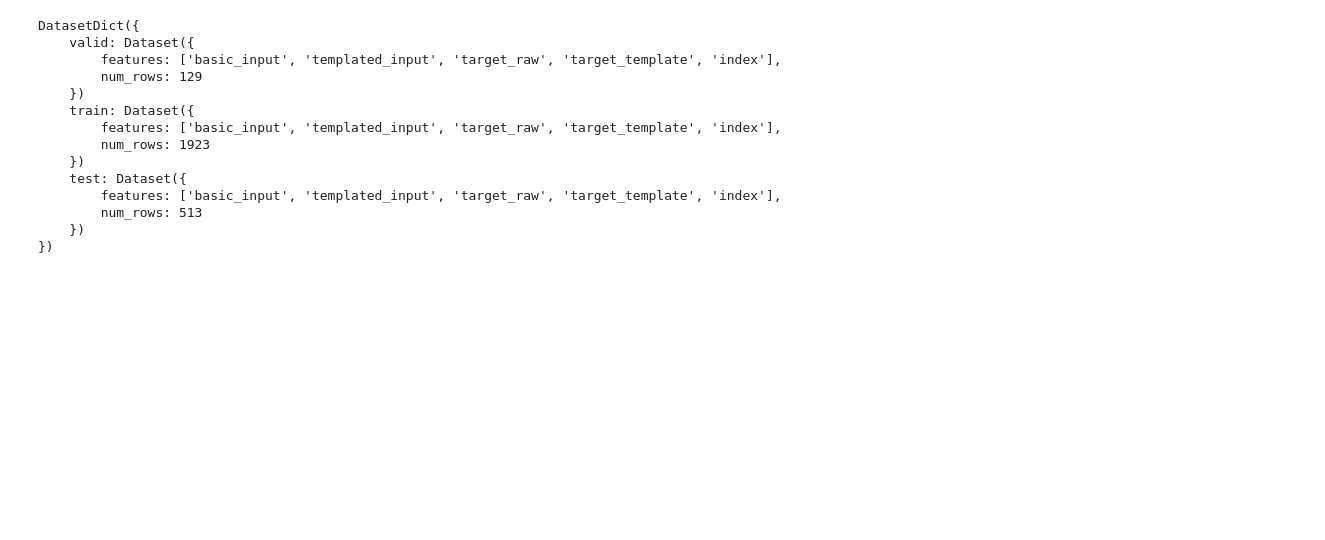
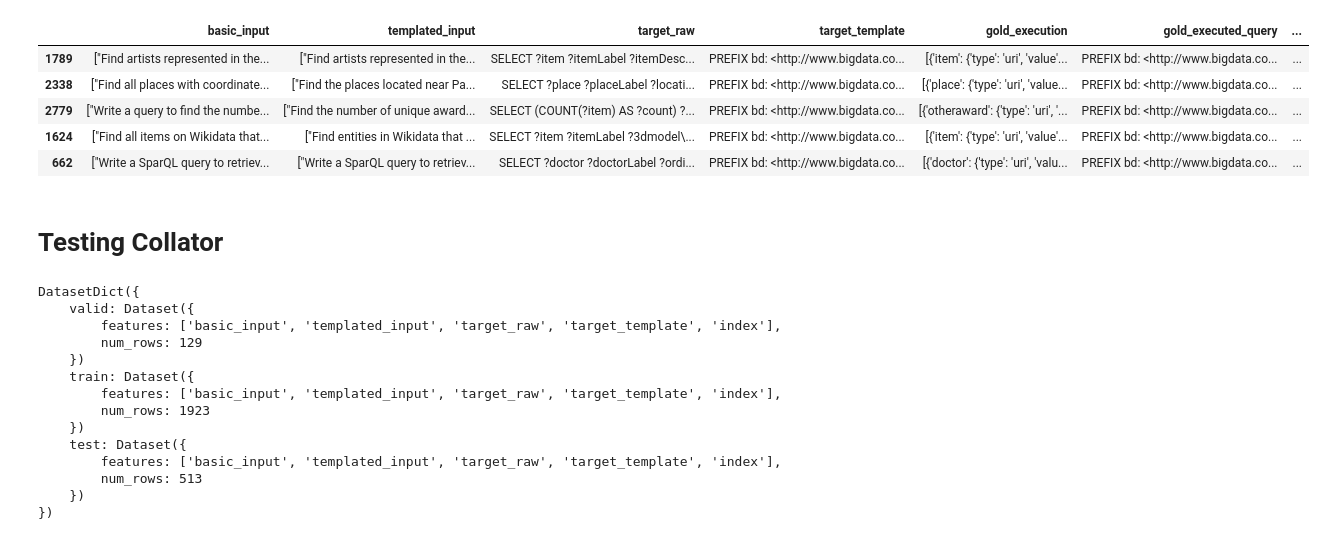
Before and after one commit to Gratic/Finetuning-LLM-for-SPARQL-generation, a Jupyter notebook: scripts/to_delete.ipynb, the cells around one changed output. Cells and saved outputs as stored; diff of their text form; code cells hidden in the pictures; blank space fills up the shorter version.

```diff
--- a/scripts/to_delete.ipynb
+++ b/scripts/to_delete.ipynb
@@ -132,0 +166,37 @@ print(df.iloc[2].target_template)
+# %%
+gold_path = Path("../outputs/dataset_pipeline/final_fq17_with_limit_10/gold_final_fq17-split_train.json")
+
+if not gold_path.exists():
+    raise FileNotFoundError("The gold dataset was not found.")
+
+gold_data = json.loads(gold_path.read_text())
+print(gold_data.keys(), "\n")
+
+mandatory_columns = [
+    "df_gold",
+    "df_gold_exec_timeout",
+    'df_gold_exec_fail',
+    'df_gold_exec_empty',
+    'df_gold_exec_to_eval',
+    'df_gold_eval'
+]
+
+if len(gold_data.keys()) != len(mandatory_columns):
+    raise ValueError("The gold dataset does not contain the same number of mandatory columns.")
+
+if not all([col in mandatory_columns for col in list(gold_data.keys())]):
+    raise ValueError("The gold dataset does not contain one or more of the mandatory columns.")
+
+df_gold = pd.read_json(gold_data['df_gold'])
+df_gold_exec_timeout = pd.read_json(gold_data['df_gold_exec_timeout'])
+df_gold_exec_fail = pd.read_json(gold_data['df_gold_exec_fail'])
+df_gold_exec_empty = pd.read_json(gold_data['df_gold_exec_empty'])
+df_gold_exec_to_eval = pd.read_json(gold_data['df_gold_exec_to_eval'])
+df_gold_eval = pd.read_json(gold_data['df_gold_eval'])
+
+print(f"{len(df_gold)=}")
+print(f"{len(df_gold_exec_timeout)=}")
+print(f"{len(df_gold_exec_fail)=}")
+print(f"{len(df_gold_exec_empty)=}")
+print(f"{len(df_gold_exec_to_eval)=}")
+print(f"{len(df_gold_eval)=}", "\n")
@@ -133,3 +221,14 @@ print(df.iloc[2].target_template)
+# %%
+df_gold_eval.head()
+# %% [output]
+|  | basic_input | templated_input | target_raw | target_template | gold_execution | gold_executed_query | ... |
+| 1789 | ["Find artists represented in the... | ["Find artists represented in the... | SELECT ?item ?itemLabel ?itemDesc... | PREFIX bd: <http://www.bigdata.co... | [{'item': {'type': 'uri', 'value'... | PREFIX bd: <http://www.bigdata.co... | ... |
+| 2338 | ["Find all places with coordinate... | ["Find the places located near Pa... | SELECT ?place ?placeLabel ?locati... | PREFIX bd: <http://www.bigdata.co... | [{'place': {'type': 'uri', 'value... | PREFIX bd: <http://www.bigdata.co... | ... |
+| 2779 | ["Write a query to find the numbe... | ["Find the number of unique award... | SELECT (COUNT(?item) AS ?count) ?... | PREFIX bd: <http://www.bigdata.co... | [{'otheraward': {'type': 'uri', '... | PREFIX bd: <http://www.bigdata.co... | ... |
+| 1624 | ["Find all items on Wikidata that... | ["Find entities in Wikidata that ... | SELECT ?item ?itemLabel ?3dmodel\... | PREFIX bd: <http://www.bigdata.co... | [{'item': {'type': 'uri', 'value'... | PREFIX bd: <http://www.bigdata.co... | ... |
+| 662 | ["Write a SparQL query to retriev... | ["Write a SparQL query to retriev... | SELECT ?doctor ?doctorLabel ?ordi... | PREFIX bd: <http://www.bigdata.co... | [{'doctor': {'type': 'uri', 'valu... | PREFIX bd: <http://www.bigdata.co... | ... |
+# %% [markdown]
+# Testing Collator
 # %%
 import sys
 from pathlib import Path
```
Also changed, not shown: parts of 23 cells of this notebook, 7 other files.
